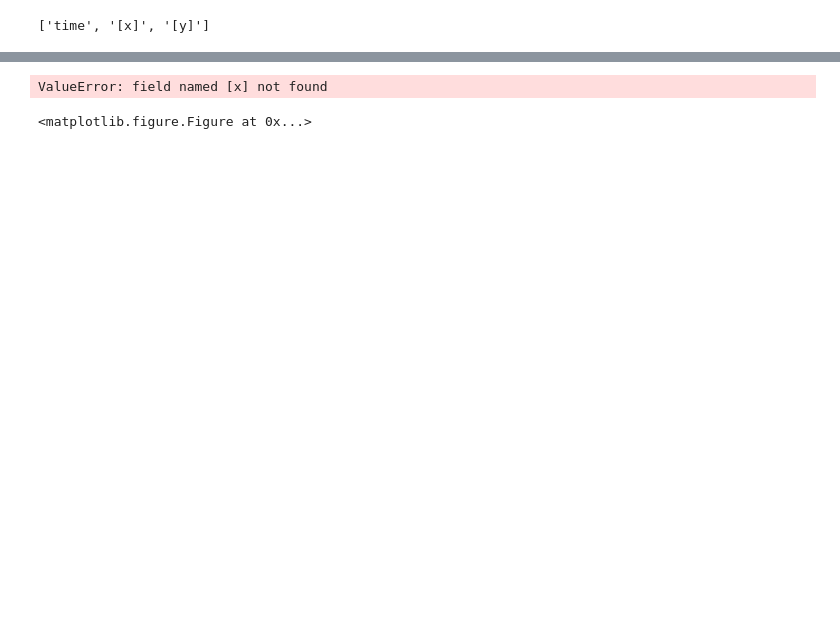
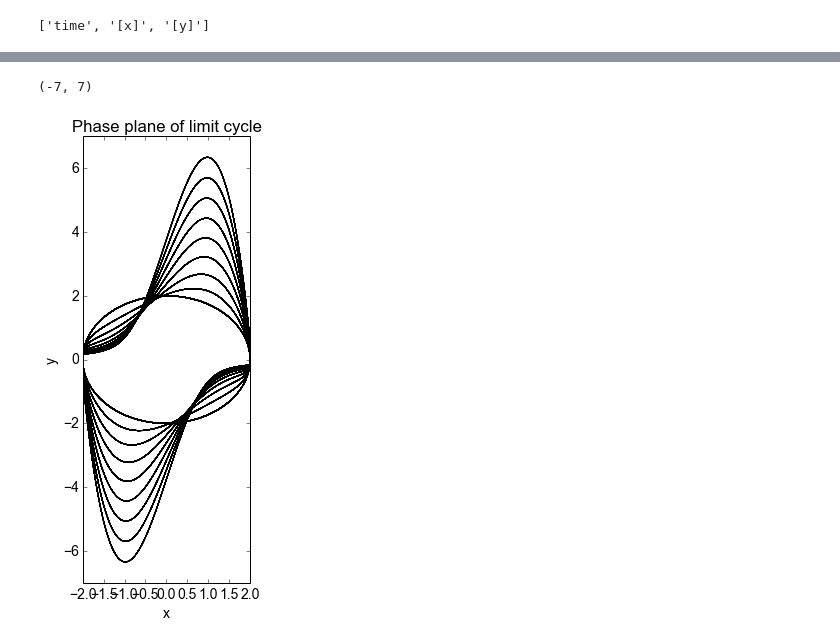
Before and after one commit to jingyayeah/multiscale-galactose, a Jupyter notebook: python/simulator/odesim/examples/Van_der_Pol_Oscillator.ipynb, the cells around one changed output, grey strips where cells are left out. Drawn from its saved outputs; the diff is of its cells as text; code cells hidden in the pictures; blank space fills up the shorter version.

```diff
--- a/python/simulator/odesim/examples/Van_der_Pol_Oscillator.ipynb
+++ b/python/simulator/odesim/examples/Van_der_Pol_Oscillator.ipynb
@@ -99,2 +104,0 @@ import matplotlib.pylab as plt
-# %%
-res = rr.simulate(start=0, duration=100, variableStep=True, stiff=True, plot=False, relative=1E-7, absolute=1E-7);
@@ -113,6 +109,7 @@ rr.selections
 ['time', '[x]', '[y]']
 # %%
 reload(roadrunner)
-rr.selections = ['time'] + rr.model.getFloatingSpeciesIds() + rr.model.getReactionIds()
+rr.selections = ['time'] + ['[{}]'.format(sid) for sid in rr.model.getFloatingSpeciesIds()] \
+                            + rr.model.getReactionIds()
 rr.selections
 # %% [output]
@@ -150,13 +147,13 @@ Integration time: 6.29425048828e-05
 # %%
-plt.figure(figsize=(4,14))
+plt.figure(figsize=(3,8))
 for k, mu in enumerate(mu_values):
     res = results[k]
     plt.plot(res['[x]'], res['[y]'], color='black')
 plt.title('Phase plane of limit cycle')
-plt.xlabel('x', fontsize=30)
-plt.ylabel('y', fontsize=30)
+plt.xlabel('x')
+plt.ylabel('y')
 plt.xlim([-2,2])
 plt.ylim([-7,7])
 # %% [output]
-ValueError: field named [x] not found
+(-7, 7)
-<matplotlib.figure.Figure at 0x...>
+[figure, added]
```
Also changed, not shown: parts of 19 cells of this notebook, 1 other file.
